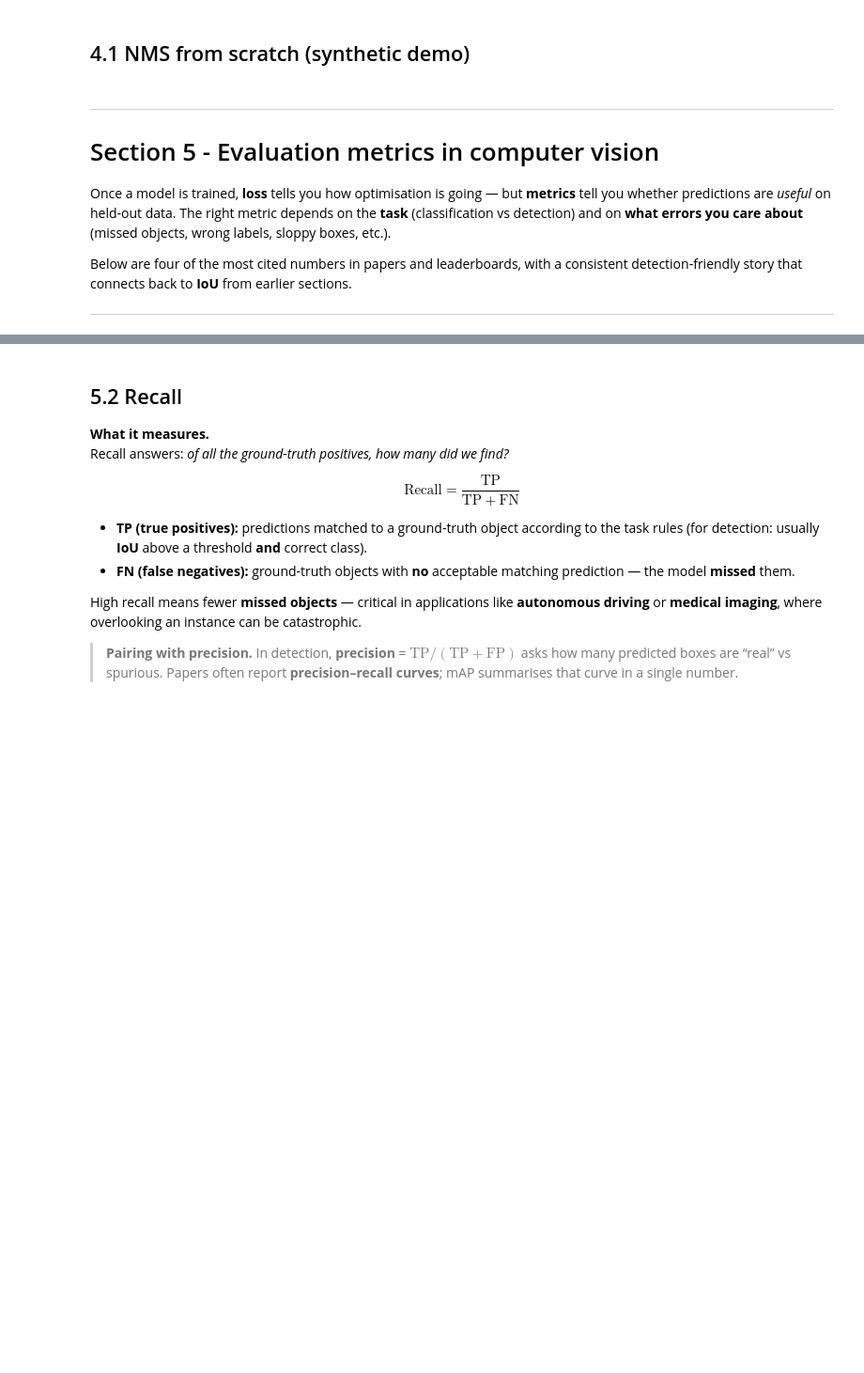
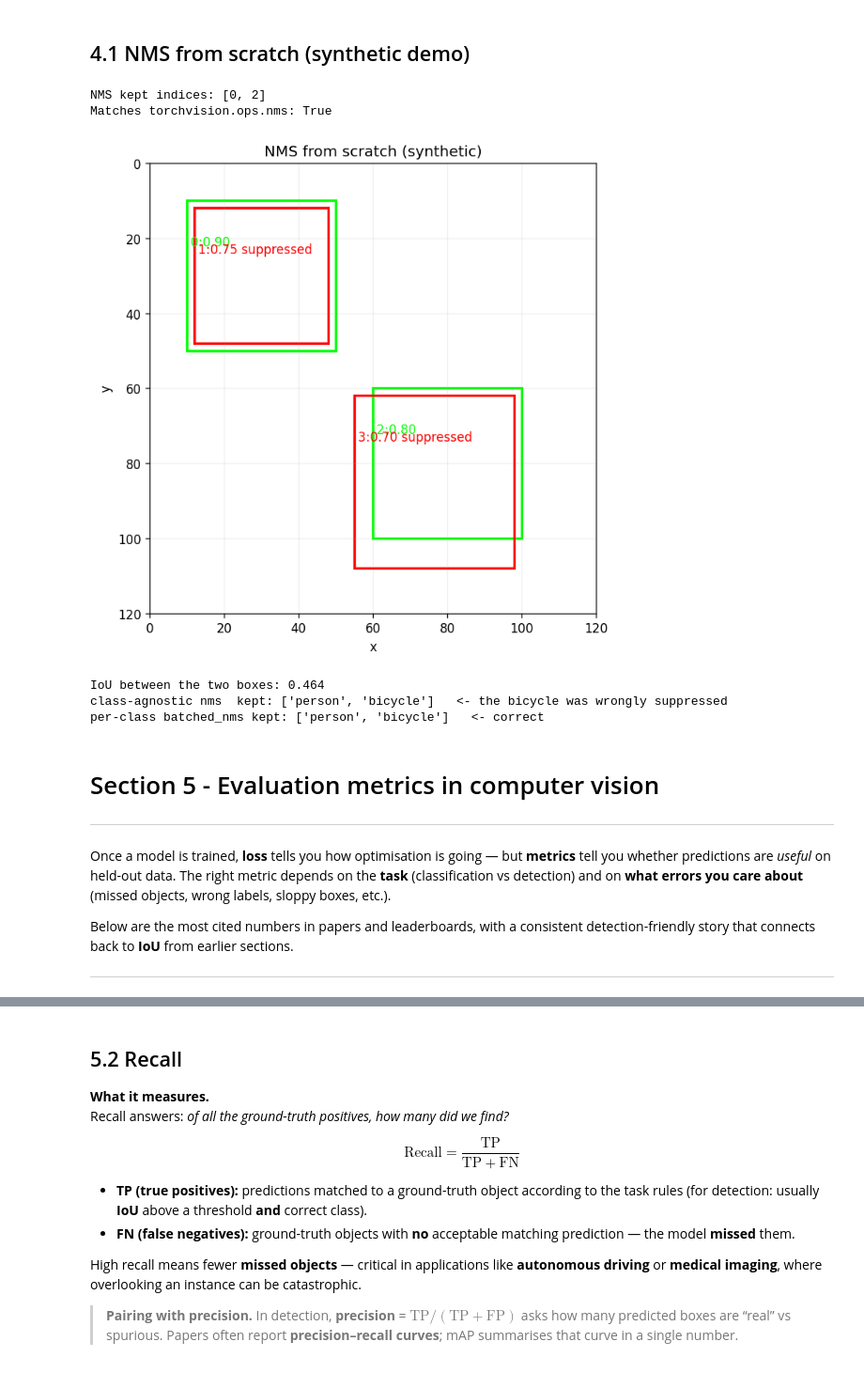
Before and after one commit to EzequielMatiasArevalo/tuia-computer-vision, a Jupyter notebook: colab/class_3_Key_Concepts_for_Deep_Learning_CV.ipynb, the cells around one changed output, grey strips where cells are left out. Shown at 94% size. Cells and saved outputs as stored; diff of their text form; code cells hidden in the pictures; blank space fills up the shorter version.

```diff
--- a/colab/class_3_Key_Concepts_for_Deep_Learning_CV.ipynb
+++ b/colab/class_3_Key_Concepts_for_Deep_Learning_CV.ipynb
@@ -463,7 +543,12 @@ If two boxes have a high IoU (e.g. > 0.5), they're almost certainly detecting th
 # %%
 # NMS demo on synthetic boxes
 def nms_pytorch(boxes: torch.Tensor, scores: torch.Tensor, iou_threshold: float = 0.5) -> torch.Tensor:
-    """Class-agnostic NMS (xyxy)."""
+    """Class-agnostic NMS (xyxy).
+
+    Class-agnostic = every box competes with every other box, whatever its label.
+    That is what a class-agnostic proposal stage (an RPN) wants, but it is NOT what a
+    multi-class detector wants: see the `batched_nms` comparison at the bottom of this cell.
+    """
     if boxes.numel() == 0:
         return torch.empty((0,), dtype=torch.int64)
 
@@ -492,43 +577,71 @@ def nms_pytorch(boxes: torch.Tensor, scores: torch.Tensor, iou_threshold: float
         order = rest[iou <= iou_threshold]
 
     return torch.tensor(keep, dtype=torch.int64)
 
 
 boxes_demo = torch.tensor([[10, 10, 50, 50], [12, 12, 48, 48], [60, 60, 100, 100], [55, 62, 98, 108]], dtype=torch.float32)
 scores_demo = torch.tensor([0.9, 0.75, 0.8, 0.7], dtype=torch.float32)
 keep_idx = nms_pytorch(boxes_demo, scores_demo, iou_threshold=0.5)
 print('NMS kept indices:', keep_idx.tolist())
+print('Matches torchvision.ops.nms:',
+      sorted(keep_idx.tolist()) == sorted(torchvision.ops.nms(boxes_demo, scores_demo, 0.5).tolist()))
 
 fig, ax = plt.subplots(1, 1, figsize=(6, 6))
 ax.set_title('NMS from scratch (synthetic)')
 ax.set_xlabel('x')
 ax.set_ylabel('y')
 ax.set_xlim(0, 120)
 ax.set_ylim(120, 0)
 ax.grid(True, alpha=0.2)
 
 for i, b in enumerate(boxes_demo):
     x1, y1, x2, y2 = b.tolist()
     color = 'lime' if i in keep_idx.tolist() else 'red'
     rect = patches.Rectangle((x1, y1), x2 - x1, y2 - y1, linewidth=2, edgecolor=color, facecolor='none')
     ax.add_patch(rect)
     ax.text(x1 + 1, y1 + 12, f'{i}:{scores_demo[i]:.2f} {"" if i in keep_idx else "suppressed"}', color=color)
 
 out_path2 = fig_dir / 'nms_synthetic_demo.png'
 plt.tight_layout()
 #plt.savefig(out_path2)
 plt.show()
 #print('Saved:', out_path2)
+
+# ── Why class-agnostic NMS is the wrong default for a multi-class detector ────
+# A person standing next to their bicycle: the two boxes genuinely overlap (IoU ~0.68),
+# but they are two different objects and BOTH must survive.
+CLASS_NAMES = {0: 'person', 1: 'bicycle'}
+boxes_mc = torch.tensor([[30., 30., 90., 150.],    # person   (score 0.95)
+                         [40., 60., 110., 160.]],  # bicycle  (score 0.88)
+                        dtype=torch.float32)
+scores_mc = torch.tensor([0.95, 0.88], dtype=torch.float32)
+labels_mc = torch.tensor([0, 1], dtype=torch.int64)
+
+print(f"\nIoU between the two boxes: {torchvision.ops.box_iou(boxes_mc, boxes_mc)[0, 1]:.3f}")
+
+agnostic = torchvision.ops.nms(boxes_mc, scores_mc, iou_threshold=0.5)
+per_class = torchvision.ops.batched_nms(boxes_mc, scores_mc, labels_mc, iou_threshold=0.5)
+
+print('class-agnostic nms  kept:', [CLASS_NAMES[int(labels_mc[i])] for i in agnostic],
+      '  <- the bicycle was wrongly suppressed')
+print('per-class batched_nms kept:', [CLASS_NAMES[int(labels_mc[i])] for i in per_class],
+      '  <- correct')
+# %% [output]
+NMS kept indices: [0, 2]
+Matches torchvision.ops.nms: True
+[figure, added]
+IoU between the two boxes: 0.464
+class-agnostic nms  kept: ['person', 'bicycle']   <- the bicycle was wrongly suppressed
+per-class batched_nms kept: ['person', 'bicycle']   <- correct
 # %% [markdown]
-<a id="sec-metrics"></a>
-
----
+<a name='sec5'></a>
 
 # Section 5 - Evaluation metrics in computer vision
+---
 
 Once a model is trained, **loss** tells you how optimisation is going — but **metrics** tell you whether predictions are *useful* on held-out data. The right metric depends on the **task** (classification vs detection) and on **what errors you care about** (missed objects, wrong labels, sloppy boxes, etc.).
 
-Below are four of the most cited numbers in papers and leaderboards, with a consistent detection-friendly story that connects back to **IoU** from earlier sections.
+Below are the most cited numbers in papers and leaderboards, with a consistent detection-friendly story that connects back to **IoU** from earlier sections.
 
 ---
 # %% [markdown]
```
Also changed, not shown: parts of 29 cells of this notebook, 8 other files.
